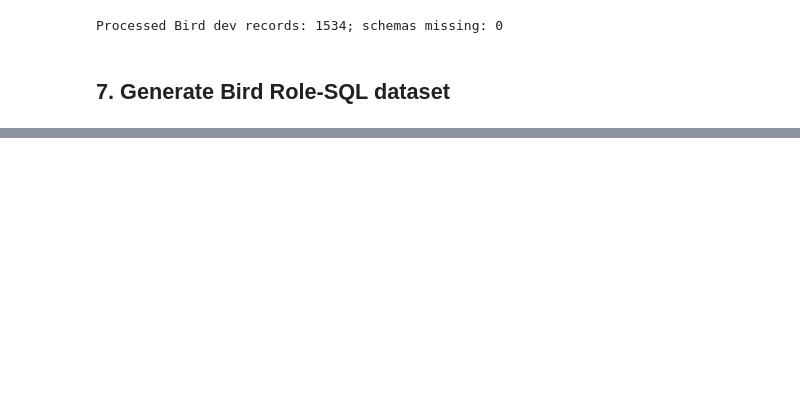
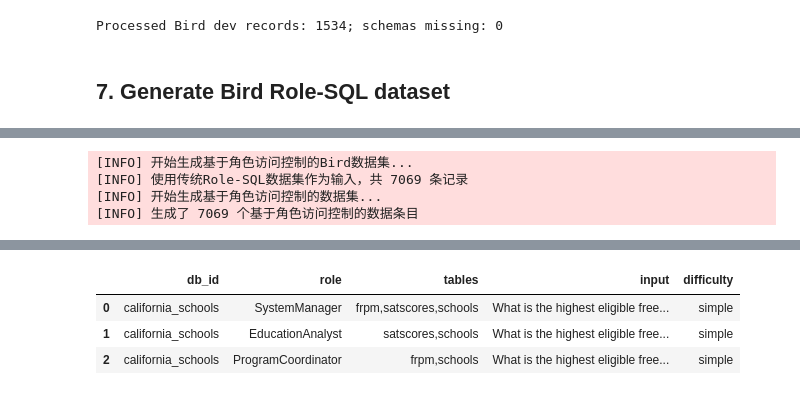
Before and after one commit to 2020dfff/RBAC-Text2SQL-Benchmark, a Jupyter notebook: src/quick_assignment_notebook/bird_role_generation.ipynb, the cells around one changed output, grey strips where cells are left out. Saved outputs shown, nothing was run; the diff lists cells and outputs as text; code cells hidden in the pictures; blank space fills up the shorter version.

```diff
--- a/src/quick_assignment_notebook/bird_role_generation.ipynb
+++ b/src/quick_assignment_notebook/bird_role_generation.ipynb
@@ -611,0 +840,75 @@ Dataset saved to /home/feiy/Role-SQL-benchmark/outputs/role_sql_dataset_bird_dev
+# %%
+# 生成基于角色访问控制的数据集
+rbac_dataset = None
+
+# 使用已生成的传统Role-SQL数据集作为输入
+if role_assignments_file and role_assignments_file.exists() and dataset_output:
+    logger.info("开始生成基于角色访问控制的Bird数据集...")
+    logger.info(f"使用传统Role-SQL数据集作为输入，共 {len(dataset_output)} 条记录")
+
+    rbac_dataset = rbac_generator.generate_rbac_dataset(
+        role_assignments_path=str(role_assignments_file),
+        traditional_dataset=dataset_output,  # 使用已生成的传统数据集
+        instruction_template=INSTRUCTION_PROMPT
+    )
+
+    if rbac_dataset:
+        print(f" 成功生成 {len(rbac_dataset)} 个RBAC数据条目")
+
+        # 显示统计信息
+        rbac_df = pd.DataFrame(rbac_dataset)
+
+        print("\n RBAC数据集统计:")
+        print(f"- 总数据条目: {len(rbac_dataset)}")
+        print(f"- 涉及数据库数: {rbac_df['db_id'].nunique()}")
+        print(f"- 涉及角色数: {rbac_df['role'].nunique()}")
+
+        # 角色分布
+        role_counts = rbac_df['role'].value_counts()
+        print(f"\n🎭 角色分布 (Top 10):")
+        for role, count in role_counts.head(10).items():
+            print(f"  - {role}: {count}")
+
+        # 权限分布
+        permission_counts = rbac_df['metadata'].apply(lambda x: x.get('permission', 'unknown')).value_counts()
+        print(f"\n 权限分布:")
+        for perm, count in permission_counts.items():
+            print(f"  - {perm}: {count}")
+
+        # 可访问表数量分布
+        table_counts = rbac_df['tables'].apply(lambda x: len(x.split(',')) if x else 0)
+        print(f"\n 每个角色可访问表数量:")
+        print(f"  - 平均: {table_counts.mean():.2f}")
+        print(f"  - 最小: {table_counts.min()}")
+        print(f"  - 最大: {table_counts.max()}")
+
+        # 显示几个示例
+        print(f"\n RBAC数据集样例:")
+        sample_columns = ['db_id', 'role', 'tables', 'input', 'difficulty']
+        sample_df = rbac_df[sample_columns].head(3)
+        display(sample_df)
+
+        # 对比传统数据集和RBAC数据集
+        print(f"\n 格式对比:")
+        print(f"传统数据集字段: {list(dataset_output[0].keys())}")
+        print(f"RBAC数据集字段: {list(rbac_dataset[0].keys())}")
+
+        # 显示metadata结构对比
+        print(f"\n Metadata结构对比:")
+        print(f"传统数据集 metadata keys: {list(dataset_output[0]['metadata'].keys())}")
+        print(f"RBAC数据集 metadata keys: {list(rbac_dataset[0]['metadata'].keys())}")
+
+    else:
+        print(" RBAC数据集生成失败")
+
+else:
+    if not dataset_output:
+        print("  跳过RBAC数据集生成 - 需要先生成传统Role-SQL数据集")
+        print("   请运行上一个单元格生成传统数据集")
+    else:
+        print("  跳过RBAC数据集生成 - 缺少必要的输入数据")
+# %% [output]
+[INFO] 开始生成基于角色访问控制的Bird数据集...
+[INFO] 使用传统Role-SQL数据集作为输入，共 7069 条记录
+[INFO] 开始生成基于角色访问控制的数据集...
+[INFO] 生成了 7069 个基于角色访问控制的数据条目
@@ -611,0 +932,4 @@ Dataset saved to /home/feiy/Role-SQL-benchmark/outputs/role_sql_dataset_bird_dev
+|  | db_id | role | tables | input | difficulty |
+| 0 | california_schools | SystemManager | frpm,satscores,schools | What is the highest eligible free... | simple |
+| 1 | california_schools | EducationAnalyst | satscores,schools | What is the highest eligible free... | simple |
+| 2 | california_schools | ProgramCoordinator | frpm,schools | What is the highest eligible free... | simple |
```
Also changed, not shown: parts of 16 cells of this notebook, 5 other files.
